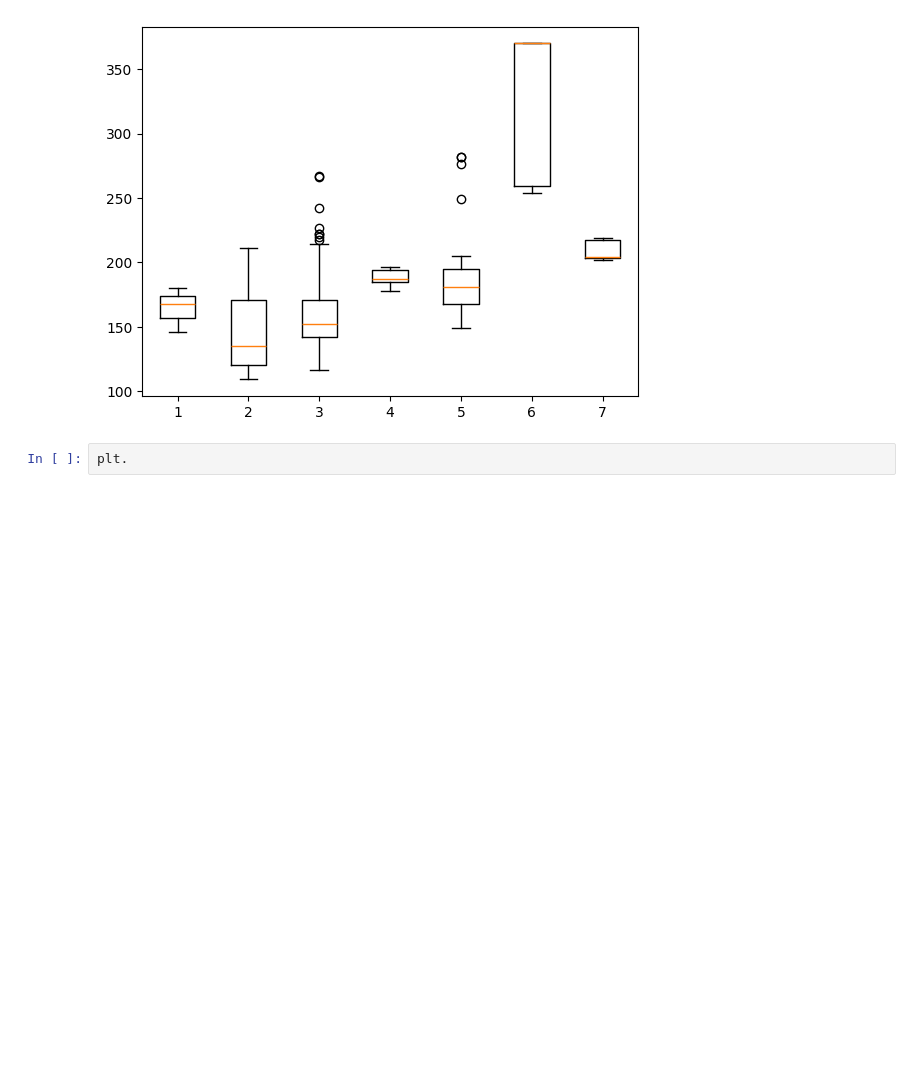
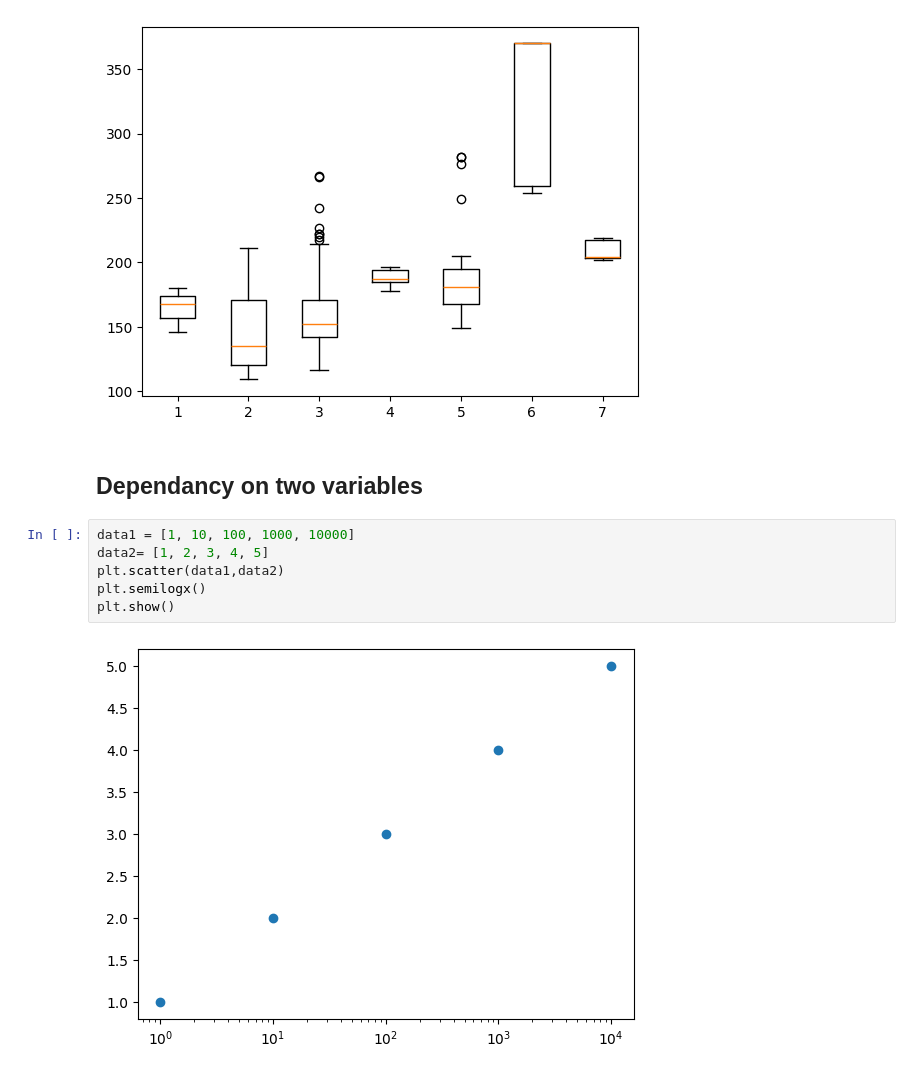
Before and after one commit to Stoymirov/Data_science_homeworks, a Jupyter notebook: 03. Data vis/Untitled.ipynb, the cells around one changed output. Saved outputs shown, nothing was run; the diff lists cells and outputs as text; blank space fills up the shorter version.

```diff
--- a/03. Data vis/Untitled.ipynb
+++ b/03. Data vis/Untitled.ipynb
@@ -332,5 +332,13 @@ plt.boxplot(seats.values())
 plt.show()
 # %% [output]
 [figure]
-# %%
-plt.
+# %% [markdown]
+## Dependancy on two variables
+# %%
+data1 = [1, 10, 100, 1000, 10000]
+data2= [1, 2, 3, 4, 5]
+plt.scatter(data1,data2)
+plt.semilogx()
+plt.show()
+# %% [output]
+[figure, added]
```
Also changed, not shown: 2 other files.
